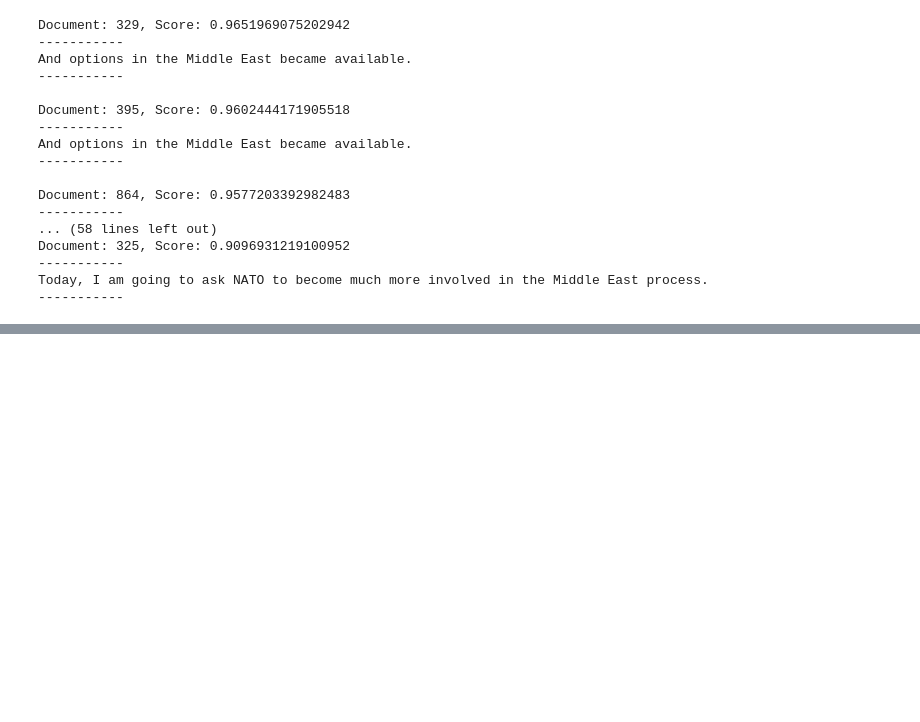
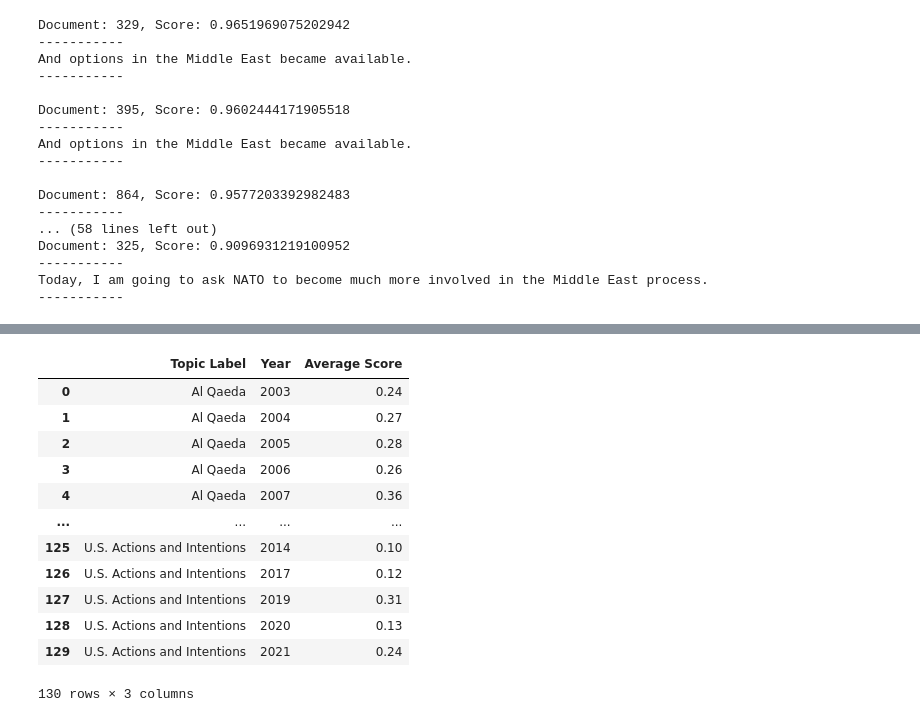
Before and after one commit to Kasheme/NLP, a Jupyter notebook: US Presedential Speeches/Dash App/notebooks/topic model results viz.ipynb, the cells around one changed output, grey strips where cells are left out. Drawn from its saved outputs; the diff is of its cells as text; code cells hidden in the pictures; blank space fills up the shorter version.

```diff
--- a/US Presedential Speeches/Dash App/notebooks/topic model results viz.ipynb
+++ b/US Presedential Speeches/Dash App/notebooks/topic model results viz.ipynb
@@ -272,0 +298,2 @@ dtype: int64
+# %%
+heatmap_pivot_df = pd.read_pickle(r"https://github.com/Kasheme/NLP/raw/develop/US%20Presedential%20Speeches/Dash%20App/datasets/heatmap_pivot_df.pkl")
@@ -749,0 +803,3 @@ Today, I am going to ask NATO to become much more involved in the Middle East pr
+# %%
+dff = heatmap_pivot_df[heatmap_pivot_df['Year'] >= 2003][heatmap_pivot_df['Year'] <= 2021]
+dff = round(dff, 2)
@@ -749,0 +808,19 @@ Today, I am going to ask NATO to become much more involved in the Middle East pr
+# %%
+dff_pivot = pd.DataFrame(pd.pivot(dff, columns='Year').mean()).reset_index().rename(columns={0:'Average Score'})
+dff_pivot['Average Score'] = round(dff_pivot['Average Score'], 2)
+# %%
+dff_pivot
+# %% [output]
+|  | Topic Label | Year | Average Score |
+| 0 | Al Qaeda | 2003 | 0.24 |
+| 1 | Al Qaeda | 2004 | 0.27 |
+| 2 | Al Qaeda | 2005 | 0.28 |
+| 3 | Al Qaeda | 2006 | 0.26 |
+| 4 | Al Qaeda | 2007 | 0.36 |
+| ... | ... | ... | ... |
+| 125 | U.S. Actions and Intentions | 2014 | 0.10 |
+| 126 | U.S. Actions and Intentions | 2017 | 0.12 |
+| 127 | U.S. Actions and Intentions | 2019 | 0.31 |
+| 128 | U.S. Actions and Intentions | 2020 | 0.13 |
+| 129 | U.S. Actions and Intentions | 2021 | 0.24 |
+130 rows × 3 columns
```
Also changed, not shown: parts of 8 cells of this notebook, 2 other files.
